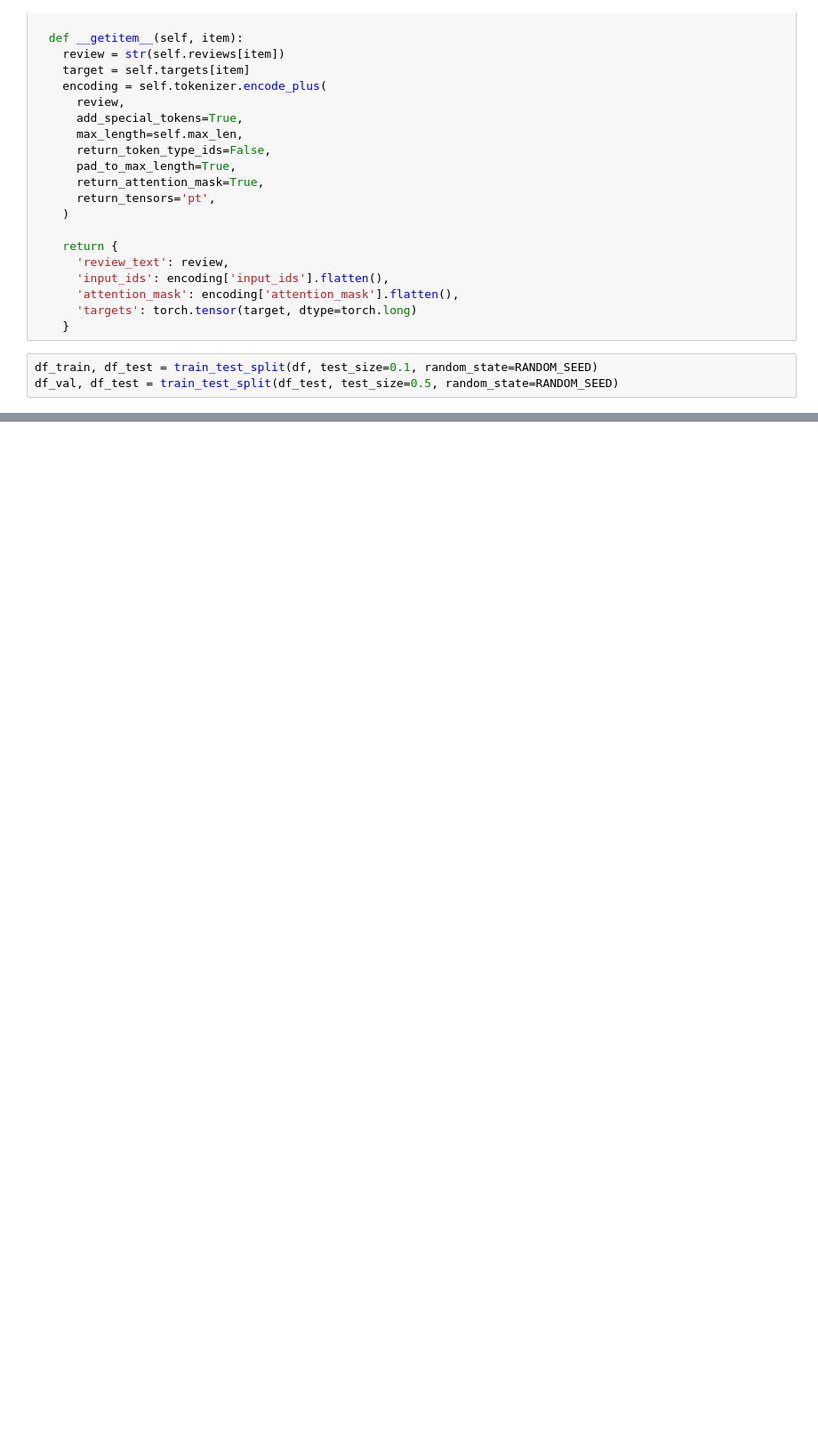
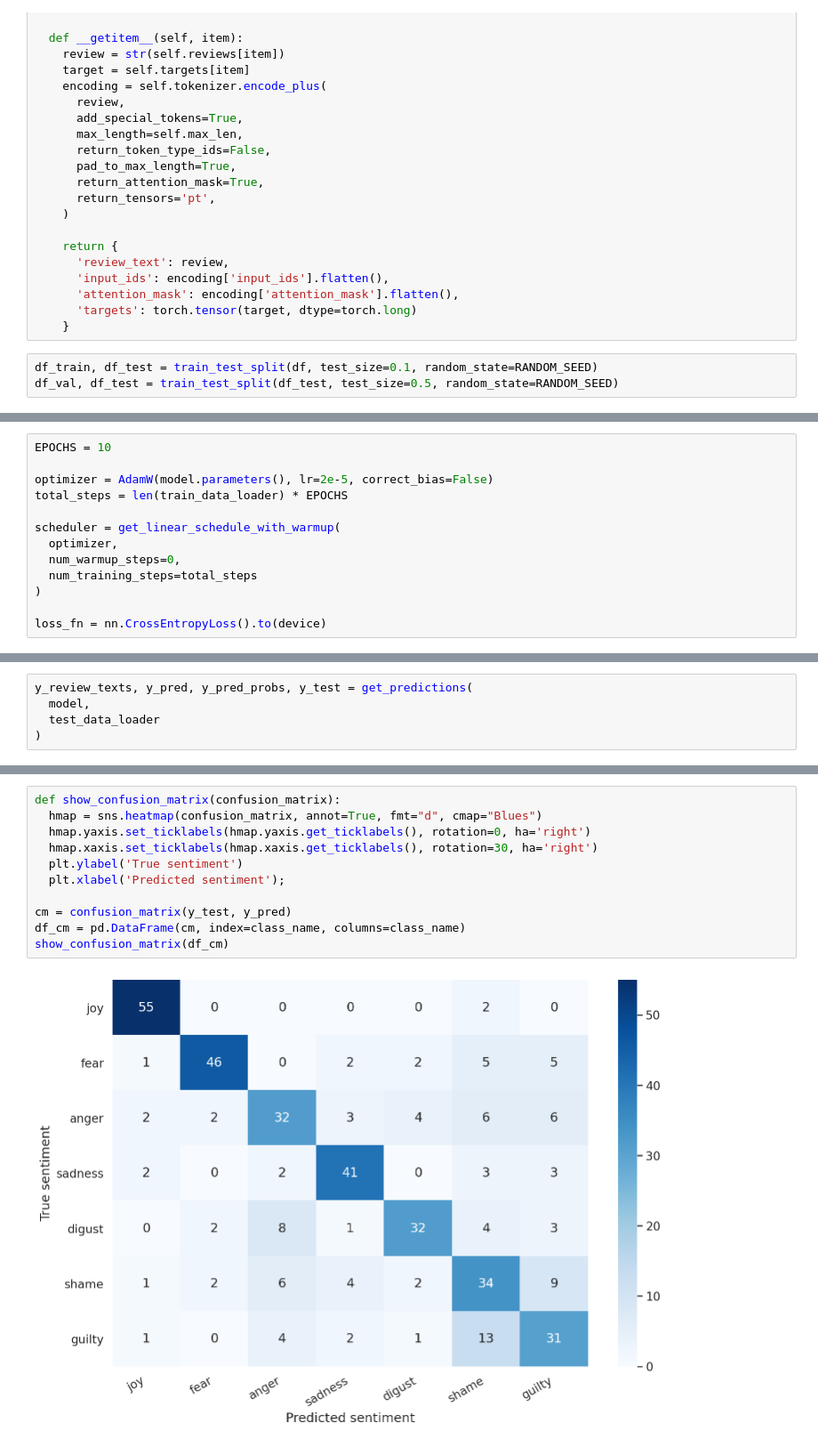
Before and after one commit to tushar1210/Emotional-Anlaysis-BERT, a Jupyter notebook: BERT.ipynb, the cells around one changed output, grey strips where cells are left out. Shown at 89% size. Drawn from its saved outputs; the diff is of its cells as text; blank space fills up the shorter version.

```diff
--- a/BERT.ipynb
+++ b/BERT.ipynb
@@ -267,0 +379,13 @@ AttributeError: ignored
+# %%
+EPOCHS = 10
+
+optimizer = AdamW(model.parameters(), lr=2e-5, correct_bias=False)
+total_steps = len(train_data_loader) * EPOCHS
+
+scheduler = get_linear_schedule_with_warmup(
+  optimizer,
+  num_warmup_steps=0,
+  num_training_steps=total_steps
+)
+
+loss_fn = nn.CrossEntropyLoss().to(device)
@@ -267,0 +572,5 @@ AttributeError: ignored
+# %%
+y_review_texts, y_pred, y_pred_probs, y_test = get_predictions(
+  model,
+  test_data_loader
+)
@@ -267,0 +593,13 @@ AttributeError: ignored
+# %%
+def show_confusion_matrix(confusion_matrix):
+  hmap = sns.heatmap(confusion_matrix, annot=True, fmt="d", cmap="Blues")
+  hmap.yaxis.set_ticklabels(hmap.yaxis.get_ticklabels(), rotation=0, ha='right')
+  hmap.xaxis.set_ticklabels(hmap.xaxis.get_ticklabels(), rotation=30, ha='right')
+  plt.ylabel('True sentiment')
+  plt.xlabel('Predicted sentiment');
+
+cm = confusion_matrix(y_test, y_pred)
+df_cm = pd.DataFrame(cm, index=class_name, columns=class_name)
+show_confusion_matrix(df_cm)
+# %% [output]
+[figure, added]
```
Also changed, not shown: parts of 37 cells of this notebook.
